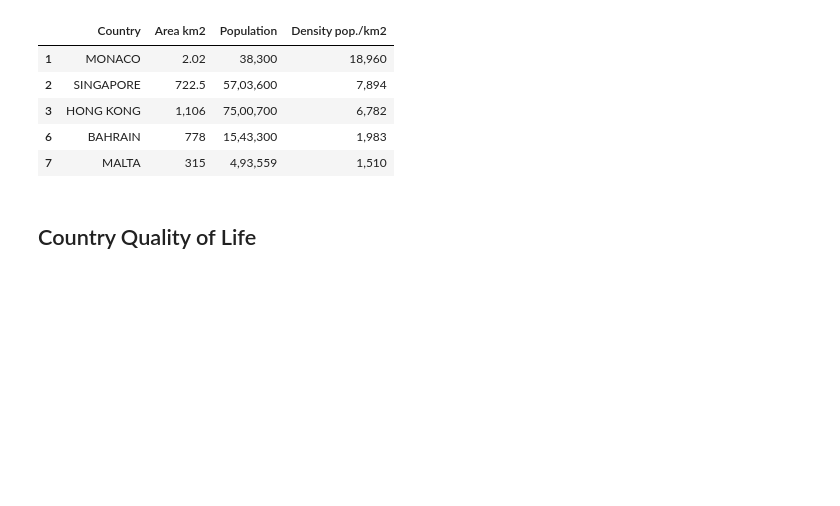
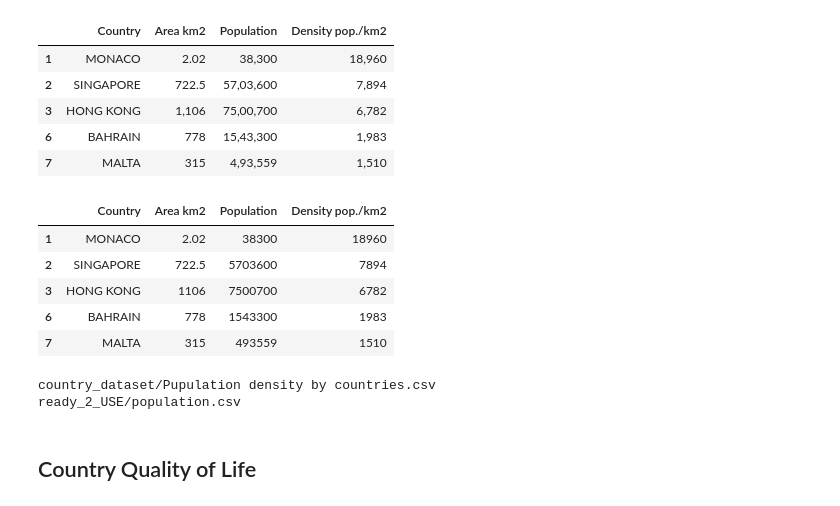
Before and after one commit to EnzoCalogero/capstone_immigration_analysis, a Jupyter notebook: cleaning Datasets/cleaning_dimensions.ipynb, the cells around one changed output. Drawn from its saved outputs; the diff is of its cells as text; code cells hidden in the pictures; blank space fills up the shorter version.

Commit message:
improved data countries cleanings

```diff
--- a/cleaning Datasets/cleaning_dimensions.ipynb
+++ b/cleaning Datasets/cleaning_dimensions.ipynb
@@ -148,0 +186,4 @@ cites.to_csv('ready_2_USE/city.csv', index=False) #gz', compression='gzip')
+# %%
+country_dict['country name']=country_dict['country name'].str[1:].str[:-1]
+country_dict['country name']=country_dict['country name'].str.upper()
+country_dict.head(3)
@@ -148,0 +204,9 @@ cites.to_csv('ready_2_USE/city.csv', index=False) #gz', compression='gzip')
+# %%
+def country_dict():
+    country_dict=pd.read_csv("country_dict.csv", sep="=", names=["code","country"], skipinitialspace=True)
+    print(country_dict.head(2))
+    country_dict['country']=country_dict['country'].str[1:].str[:-1]
+    country_dict['country']=country_dict['country'].str.upper()
+    print(country_dict.head(2))
+    country_dict.to_csv('ready_2_USE/country_dict.csv', index=False)
+country_dict()
@@ -187,6 +248,6 @@ airport_dict.head(3)
 # %%
 # Not on the fact table.... checking for quality...
-country_set=set(airport_dict['country name'])
+country_set=set(country_dict['country name'])
 cost_=cost[~cost.Country.isin(country_set)]
 print(cost_.shape)
 cost_
@@ -371,8 +453,51 @@ population.head()
 | 3 | HONG KONG | 1,106 | 75,00,700 | 6,782 |
 | 6 | BAHRAIN | 778 | 15,43,300 | 1,983 |
 | 7 | MALTA | 315 | 4,93,559 | 1,510 |
+# %%
+population['Area km2']=population['Area km2'].str.replace(',','')
+population['Population']=population['Population'].str.replace(',','')
+population['Density pop./km2']=population['Density pop./km2'].str.replace(',','')
+# %%
+population.head()
+# %% [output]
+|  | Country | Area km2 | Population | Density pop./km2 |
+| 1 | MONACO | 2.02 | 38300 | 18960 |
+| 2 | SINGAPORE | 722.5 | 5703600 | 7894 |
+| 3 | HONG KONG | 1106 | 7500700 | 6782 |
+| 6 | BAHRAIN | 778 | 1543300 | 1983 |
+| 7 | MALTA | 315 | 493559 | 1510 |
 # %%
 population.to_csv('ready_2_USE/population.csv', index=False) #gz', compression='gzip')
+# %%
+def cleaning_population(path_source='country_dataset/',filename_source='Pupulation density by countries.csv', path_dest='ready_2_USE/',filename_dest='population.csv' ):
+    import pandas as pd
+    source_file=path_source+filename_source
+    dest_file=path_dest+filename_dest
+    print(source_file)
+    print(dest_file)
+
+    country_dict=pd.read_csv('ready_2_USE/country_dict.csv')
+    country_set=set(country_dict['country'])
+
+    population=pd.read_csv(source_file)#"country_dataset/Pupulation density by countries.csv")
+    population.rename(columns={'Country (or dependent territory)':'Country'}, inplace=True)
+   # print(country_set)
+   # print(population.head(3))
+    population=population[["Country", "Area km2", "Population", "Density pop./km2" ]]
+    population['Country']=population['Country'].str.upper()
+    population=population[population.Country.isin(country_set)]
+    population['Area km2']=population['Area km2'].str.replace(',','')
+    population['Population']=population['Population'].str.replace(',','')
+    population['Density pop./km2']=population['Density pop./km2'].str.replace(',','')
+
+
+
+
+    population.to_csv(dest_file, index=False)#'ready_2_USE/population.csv', index=False)
+cleaning_population()
+# %% [output]
+country_dataset/Pupulation density by countries.csv
+ready_2_USE/population.csv
 # %% [markdown]
 ## Country Quality of Life
 # %%
```
Also changed, not shown: parts of 16 cells of this notebook.
